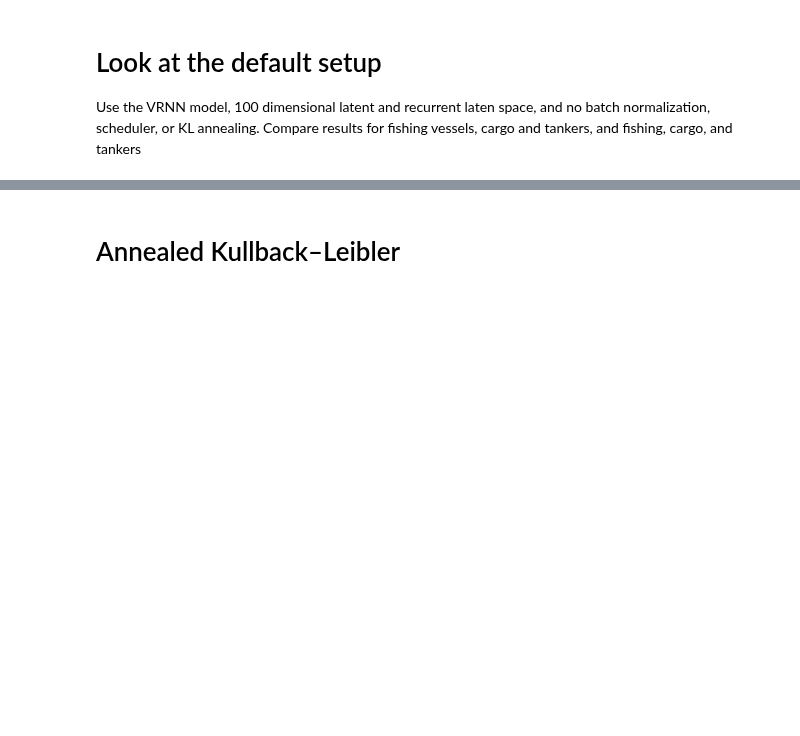
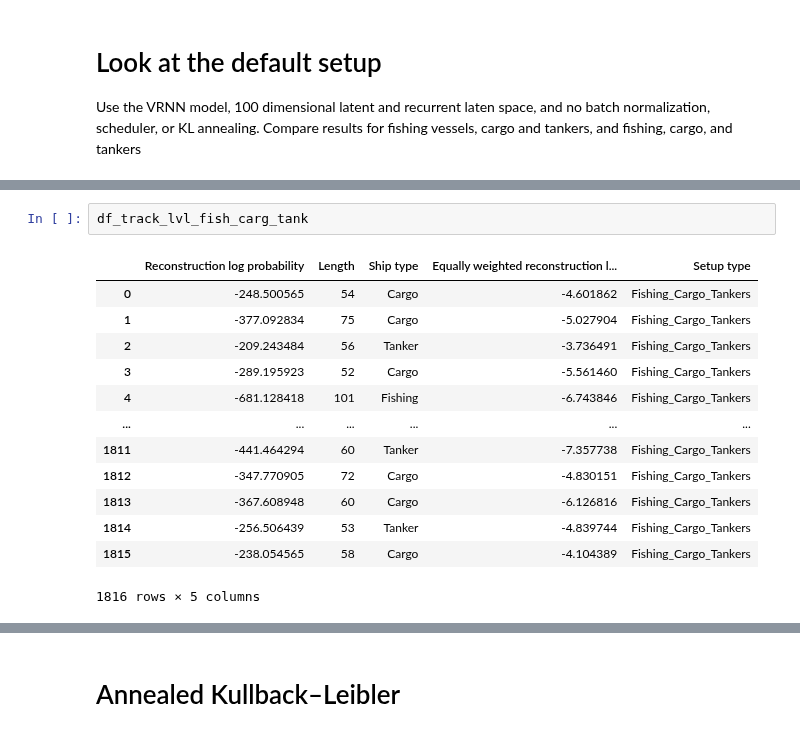
Before and after one commit to ThordurPall/vessel-trajectory-anomaly-detection, a Jupyter notebook: notebooks/Model Training/Learning Curves/Discrete Representation/Explore Training & Validation Curves - Comparison.ipynb, the cells around one changed output, grey strips where cells are left out. Cells and saved outputs as stored; diff of their text form; blank space fills up the shorter version.

```diff
--- a/notebooks/Model Training/Learning Curves/Discrete Representation/Explore Training & Validation Curves - Comparison.ipynb
+++ b/notebooks/Model Training/Learning Curves/Discrete Representation/Explore Training & Validation Curves - Comparison.ipynb
@@ -156,0 +107,16 @@ Fishing   -6.125784 -4.31634
+# %%
+df_track_lvl_fish_carg_tank
+# %% [output]
+|  | Reconstruction log probability | Length | Ship type | Equally weighted reconstruction l... | Setup type |
+| 0 | -248.500565 | 54 | Cargo | -4.601862 | Fishing_Cargo_Tankers |
+| 1 | -377.092834 | 75 | Cargo | -5.027904 | Fishing_Cargo_Tankers |
+| 2 | -209.243484 | 56 | Tanker | -3.736491 | Fishing_Cargo_Tankers |
+| 3 | -289.195923 | 52 | Cargo | -5.561460 | Fishing_Cargo_Tankers |
+| 4 | -681.128418 | 101 | Fishing | -6.743846 | Fishing_Cargo_Tankers |
+| ... | ... | ... | ... | ... | ... |
+| 1811 | -441.464294 | 60 | Tanker | -7.357738 | Fishing_Cargo_Tankers |
+| 1812 | -347.770905 | 72 | Cargo | -4.830151 | Fishing_Cargo_Tankers |
+| 1813 | -367.608948 | 60 | Cargo | -6.126816 | Fishing_Cargo_Tankers |
+| 1814 | -256.506439 | 53 | Tanker | -4.839744 | Fishing_Cargo_Tankers |
+| 1815 | -238.054565 | 58 | Cargo | -4.104389 | Fishing_Cargo_Tankers |
+1816 rows × 5 columns
```
Also changed, not shown: parts of 7 cells of this notebook, 2 other files.
